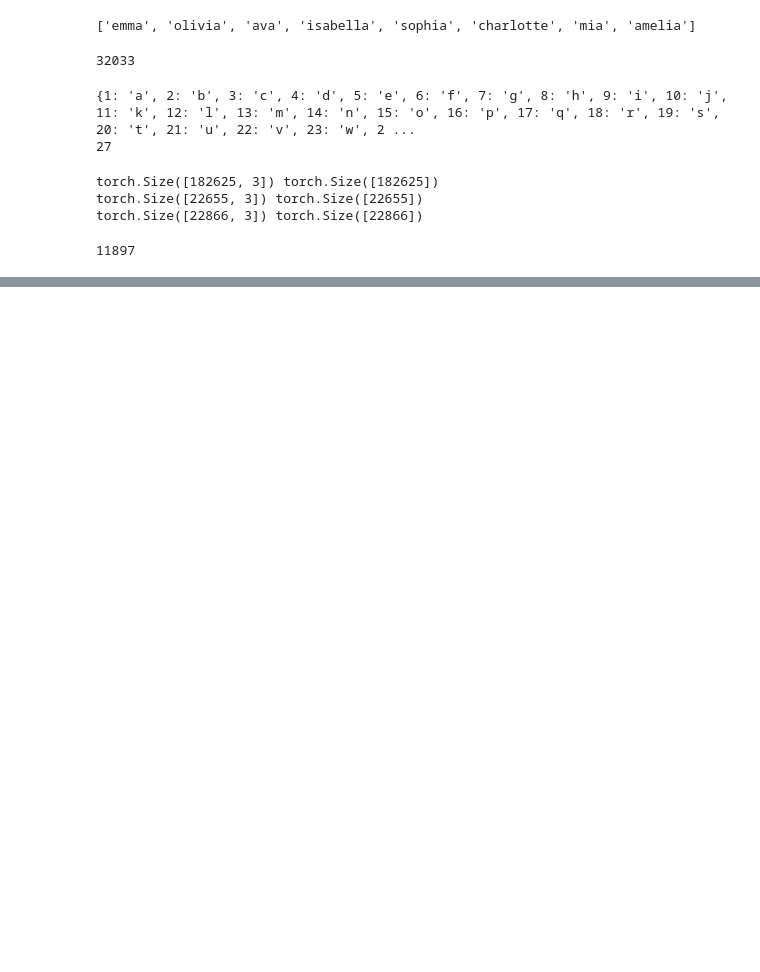
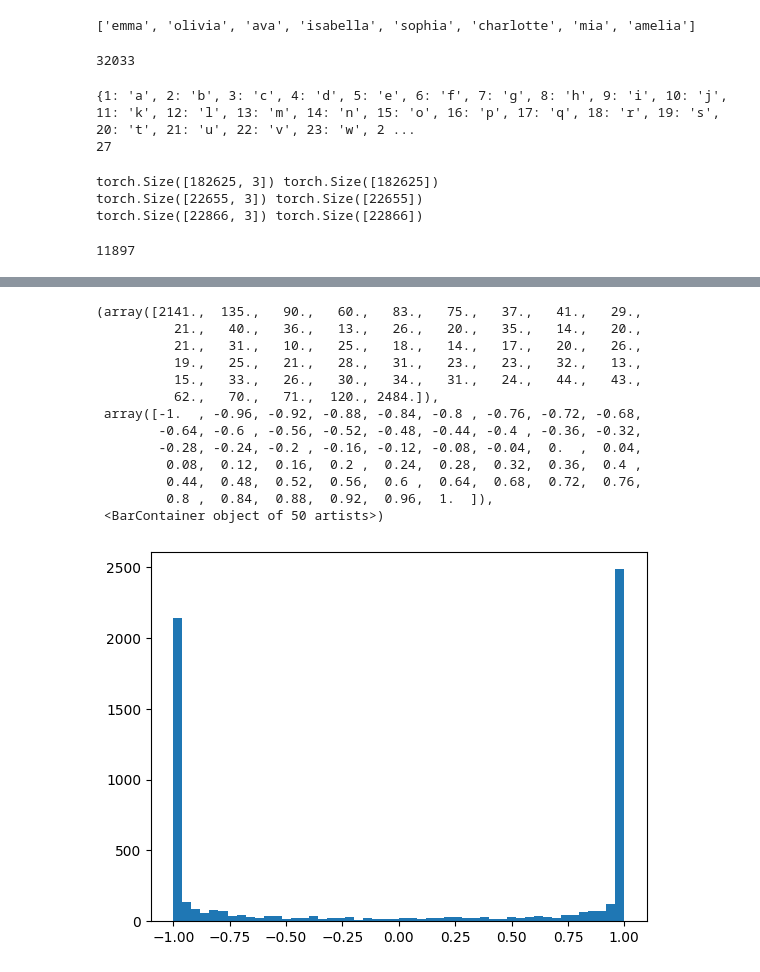
Before and after one commit to YuxinLiu42/Neural-Networks-Learning, a Jupyter notebook: Class 4: Activations & Gradients, BatchNorm.ipynb, the cells around one changed output, grey strips where cells are left out. Drawn from its saved outputs; the diff is of its cells as text; code cells hidden in the pictures; blank space fills up the shorter version.

Commit message:
Batch Norm

```diff
--- a/Class 4: Activations & Gradients, BatchNorm.ipynb
+++ b/Class 4: Activations & Gradients, BatchNorm.ipynb
@@ -196,0 +221,6 @@ antilanya.
+# %%
+# 4-dimensional example of the issue
+logits = torch.randn(4) * 10
+probs = torch.softmax(logits, dim=0)
+loss = -probs[2].log()
+logits, probs, loss
@@ -196,0 +248,34 @@ antilanya.
+# %%
+# same forward pass as before
+max_steps = 200000
+batch_size = 32
+lossi = []
+
+for i in range(max_steps):
+
+    # minibatch construct
+    ix = torch.randint(0, Xtr.shape[0], (batch_size,), generator=g)
+    Xb, Yb = Xtr[ix], Ytr[ix] # batch X and Y
+
+    # forward pass
+    emb = C[Xb] # embed the characters into vectors
+    embcat = emb.view(emb.shape[0], -1) # concatenate the vectors
+    hpreact = embcat @ W1 + b1 # hidden layer pre-activation
+    h = torch.tanh(hpreact) # hidden layer activation
+    logits = h @ W2 + b2 # output layer
+    loss = F.cross_entropy(logits, Yb) # loss function
+
+    # backward pass
+    for p in parameters:
+        p.grad = None
+    loss.backward()
+
+    # update
+    lr = 0.1 if i < 100000 else 0.01 # step learning rate decay
+    for p in parameters:
+        p.data += -lr * p.grad
+
+    # track stats
+    if i % 10000 == 0:
+        print(f'{i:7d}/{max_steps}: {loss.item():.4f}')
+    lossi.append(loss.log10().item())
@@ -196,0 +334,17 @@ antilanya.
+# %%
+plt.hist(h.view(-1).tolist(), 50)
+# %% [output]
+(array([2141.,  135.,   90.,   60.,   83.,   75.,   37.,   41.,   29.,
+          21.,   40.,   36.,   13.,   26.,   20.,   35.,   14.,   20.,
+          21.,   31.,   10.,   25.,   18.,   14.,   17.,   20.,   26.,
+          19.,   25.,   21.,   28.,   31.,   23.,   23.,   32.,   13.,
+          15.,   33.,   26.,   30.,   34.,   31.,   24.,   44.,   43.,
+          62.,   70.,   71.,  120., 2484.]),
+ array([-1.  , -0.96, -0.92, -0.88, -0.84, -0.8 , -0.76, -0.72, -0.68,
+        -0.64, -0.6 , -0.56, -0.52, -0.48, -0.44, -0.4 , -0.36, -0.32,
+        -0.28, -0.24, -0.2 , -0.16, -0.12, -0.08, -0.04,  0.  ,  0.04,
+         0.08,  0.12,  0.16,  0.2 ,  0.24,  0.28,  0.32,  0.36,  0.4 ,
+         0.44,  0.48,  0.52,  0.56,  0.6 ,  0.64,  0.68,  0.72,  0.76,
+         0.8 ,  0.84,  0.88,  0.92,  0.96,  1.  ]),
+ <BarContainer object of 50 artists>)
+[figure, added]
```
Also changed, not shown: parts of 38 cells of this notebook.
